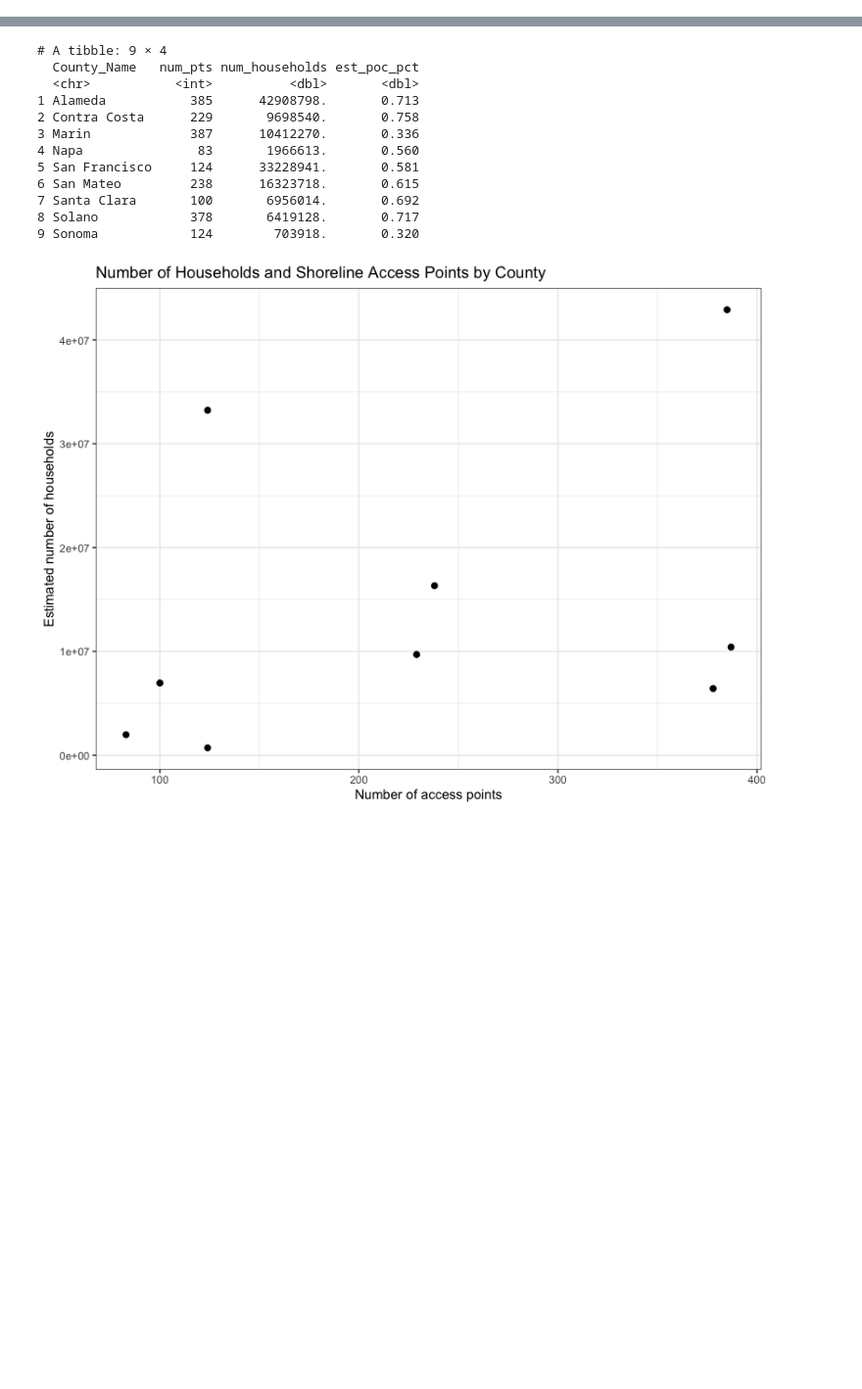
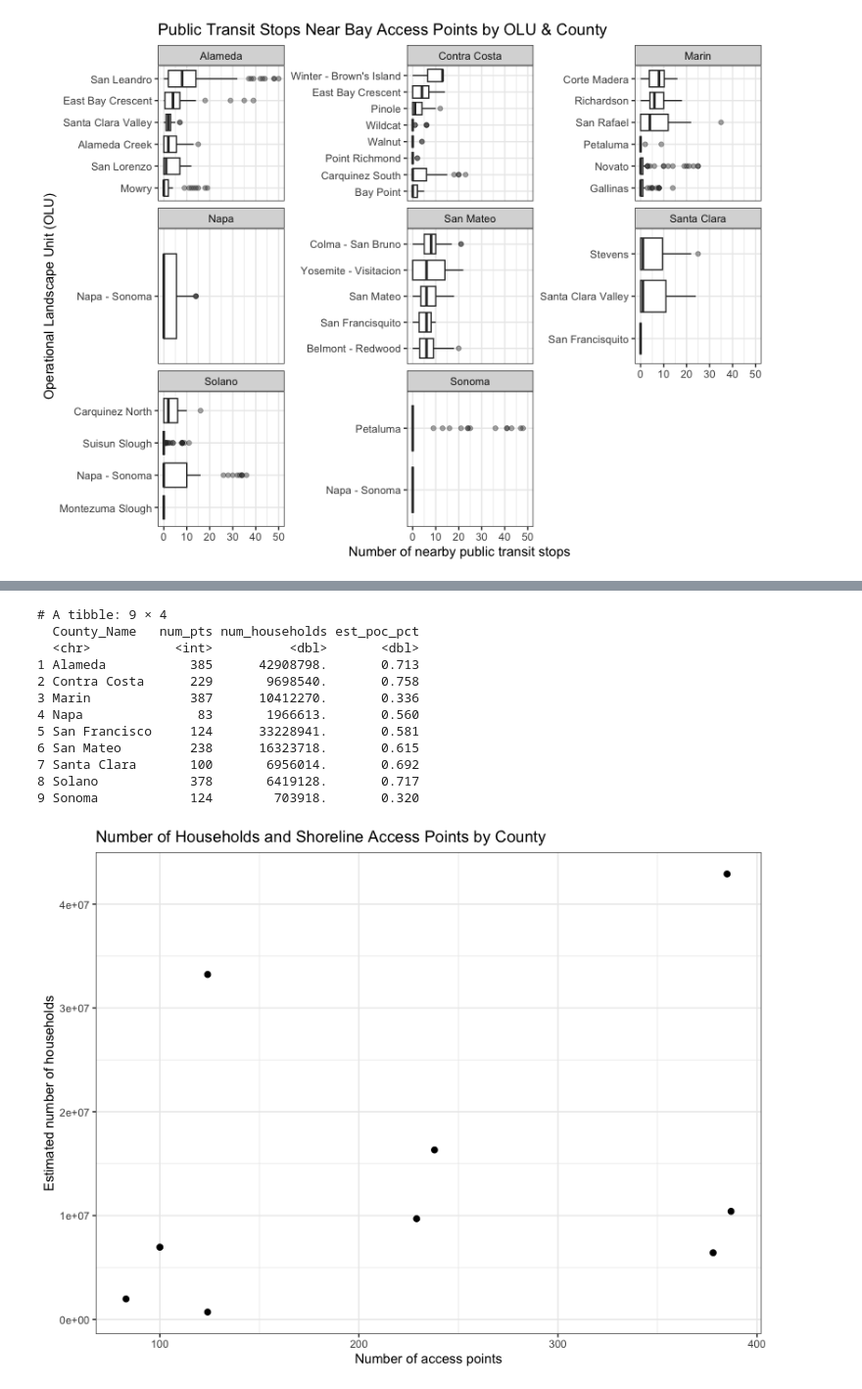
Before and after one commit to ishitabhadra/Equitable-Access-to-SF-Bay-Shoreline, a Jupyter notebook: AccessPoints_EDA.ipynb, the cells around one changed output, grey strips where cells are left out. Shown at 98% size. Drawn from its saved outputs; the diff is of its cells as text; code cells hidden in the pictures; blank space fills up the shorter version.

```diff
--- a/AccessPoints_EDA.ipynb
+++ b/AccessPoints_EDA.ipynb
@@ -23,0 +219,20 @@ $ SFBRA_Site                                           <chr> "No", "No", "No", "
+# %%
+transit_OLUs <- transit_sub %>%
+  group_by(County_Name, OLU_Name) %>%
+  mutate(olu_med = median(Public_Transit_Stops, na.rm = TRUE)) %>%
+  ungroup() %>%
+  mutate(OLU_in_county = reorder_within(OLU_Name, olu_med, County_Name))
+
+ggplot(transit_OLUs, aes(x = OLU_in_county, y = Public_Transit_Stops)) +
+  geom_boxplot(outlier.alpha = 0.4) +
+  facet_wrap(~ County_Name, scales = "free_y") +
+  coord_flip() +
+  scale_x_reordered() +
+  labs(
+    title = "Public Transit Stops Near Bay Access Points by OLU & County",
+    x = "Operational Landscape Unit (OLU)",
+    y = "Number of nearby public transit stops"
+  ) +
+  theme_bw()
+# %% [output]
+[figure, added]
```
Also changed, not shown: parts of 15 cells of this notebook.
